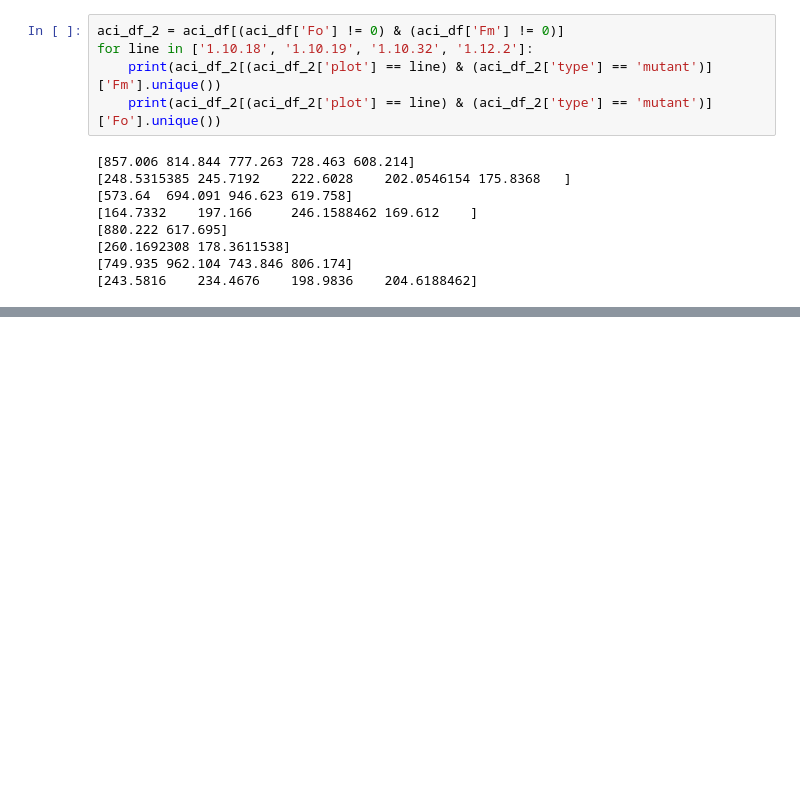
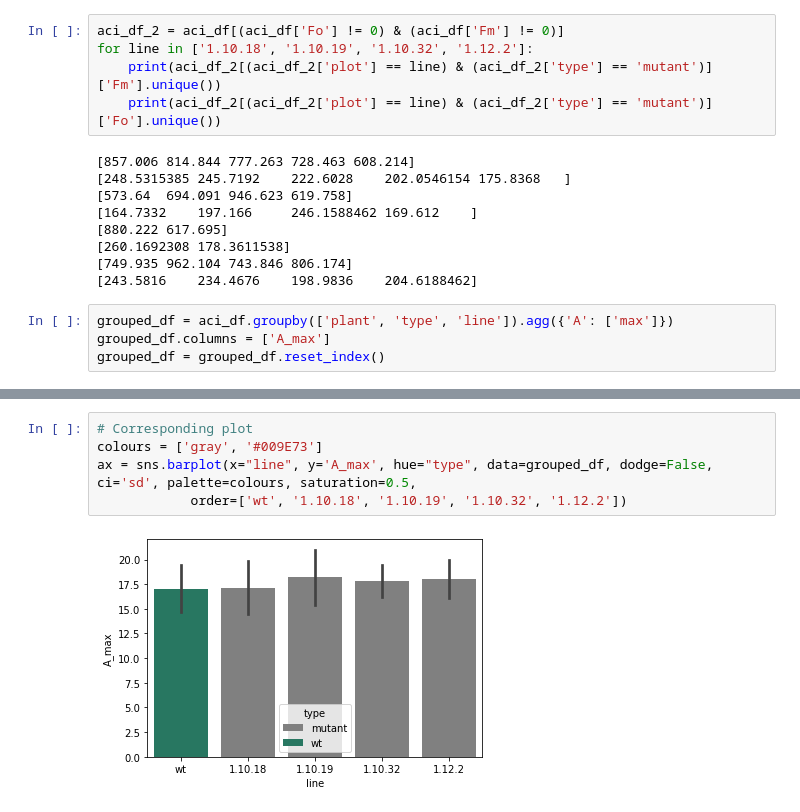
Before and after one commit to RonaCostello/Thesis, a Jupyter notebook: plots/chapter3_ACi_curves.ipynb, the cells around one changed output, grey strips where cells are left out. Saved outputs shown, nothing was run; the diff lists cells and outputs as text; blank space fills up the shorter version.

Commit message:
Compare A max betwee wild-type and mutants

```diff
--- a/plots/chapter3_ACi_curves.ipynb
+++ b/plots/chapter3_ACi_curves.ipynb
@@ -309,3 +309,7 @@ for line in ['1.10.18', '1.10.19', '1.10.32', '1.12.2']:
 [260.1692308 178.3611538]
 [749.935 962.104 743.846 806.174]
 [243.5816    234.4676    198.9836    204.6188462]
+# %%
+grouped_df = aci_df.groupby(['plant', 'type', 'line']).agg({'A': ['max']})
+grouped_df.columns = ['A_max']
+grouped_df = grouped_df.reset_index()
@@ -311,0 +335,7 @@ for line in ['1.10.18', '1.10.19', '1.10.32', '1.12.2']:
+# %%
+# Corresponding plot
+colours = ['gray', '#009E73']
+ax = sns.barplot(x="line", y='A_max', hue="type", data=grouped_df, dodge=False, ci='sd', palette=colours, saturation=0.5,
+            order=['wt', '1.10.18', '1.10.19', '1.10.32', '1.12.2'])
+# %% [output]
+[figure, added]
```
Also changed, not shown: parts of 4 cells of this notebook.
